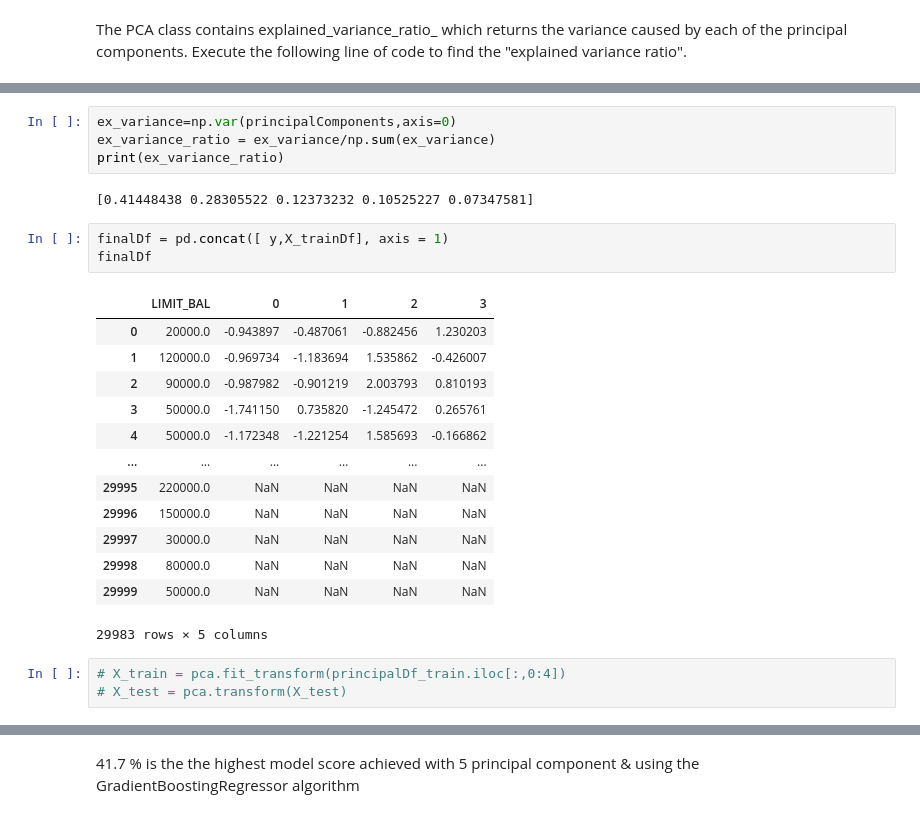
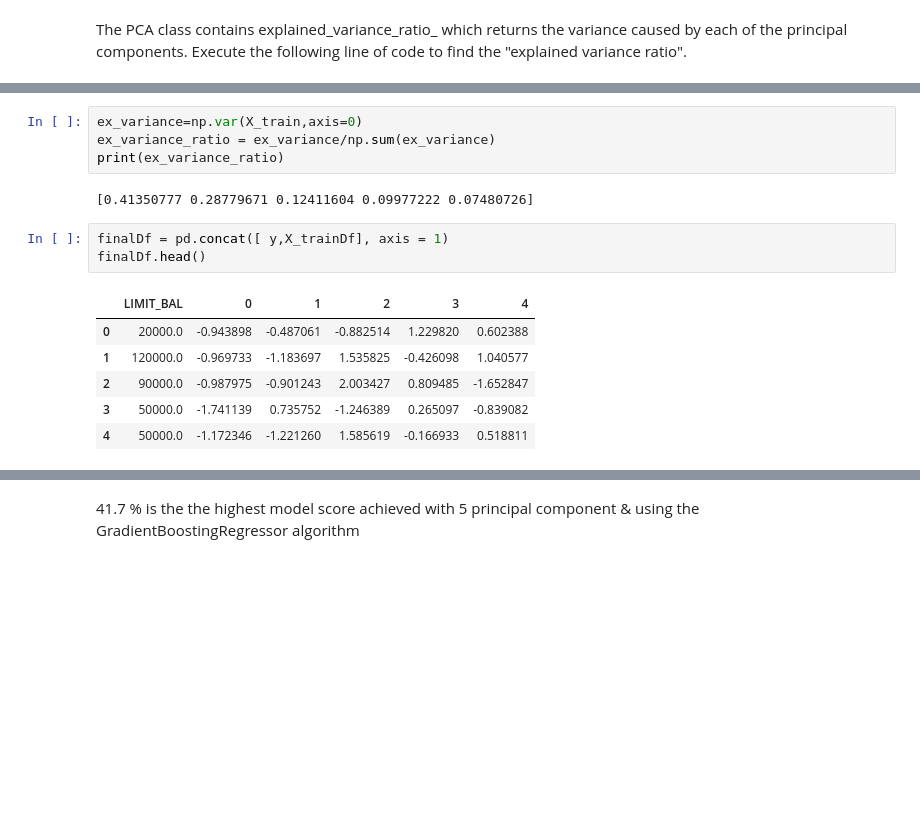
Before and after one commit to rayonsk/Credit-Limit-using-Data-Science, a Jupyter notebook: Credit_card_Regression Model.ipynb, the cells around one changed output, grey strips where cells are left out. Cells and saved outputs as stored; diff of their text form; blank space fills up the shorter version.

```diff
--- a/Credit_card_Regression Model.ipynb
+++ b/Credit_card_Regression Model.ipynb
@@ -677,26 +643,16 @@ array([0.26199424, 0.18234502, 0.07863862, 0.06321464])
 # %%
-ex_variance=np.var(principalComponents,axis=0)
+ex_variance=np.var(X_train,axis=0)
 ex_variance_ratio = ex_variance/np.sum(ex_variance)
 print(ex_variance_ratio)
 # %% [output]
-[0.41448438 0.28305522 0.12373232 0.10525227 0.07347581]
+[0.41350777 0.28779671 0.12411604 0.09977222 0.07480726]
 # %%
 finalDf = pd.concat([ y,X_trainDf], axis = 1)
-finalDf
+finalDf.head()
 # %% [output]
-|  | LIMIT_BAL | 0 | 1 | 2 | 3 |
-| 0 | 20000.0 | -0.943897 | -0.487061 | -0.882456 | 1.230203 |
-| 1 | 120000.0 | -0.969734 | -1.183694 | 1.535862 | -0.426007 |
-| 2 | 90000.0 | -0.987982 | -0.901219 | 2.003793 | 0.810193 |
-| 3 | 50000.0 | -1.741150 | 0.735820 | -1.245472 | 0.265761 |
-| 4 | 50000.0 | -1.172348 | -1.221254 | 1.585693 | -0.166862 |
-| ... | ... | ... | ... | ... | ... |
-| 29995 | 220000.0 | NaN | NaN | NaN | NaN |
-| 29996 | 150000.0 | NaN | NaN | NaN | NaN |
-| 29997 | 30000.0 | NaN | NaN | NaN | NaN |
-| 29998 | 80000.0 | NaN | NaN | NaN | NaN |
-| 29999 | 50000.0 | NaN | NaN | NaN | NaN |
+|  | LIMIT_BAL | 0 | 1 | 2 | 3 | 4 |
+| 0 | 20000.0 | -0.943898 | -0.487061 | -0.882514 | 1.229820 | 0.602388 |
+| 1 | 120000.0 | -0.969733 | -1.183697 | 1.535825 | -0.426098 | 1.040577 |
+| 2 | 90000.0 | -0.987975 | -0.901243 | 2.003427 | 0.809485 | -1.652847 |
+| 3 | 50000.0 | -1.741139 | 0.735752 | -1.246389 | 0.265097 | -0.839082 |
+| 4 | 50000.0 | -1.172346 | -1.221260 | 1.585619 | -0.166933 | 0.518811 |
-29983 rows × 5 columns
-# %%
-# X_train = pca.fit_transform(principalDf_train.iloc[:,0:4])
-# X_test = pca.transform(X_test)
```
Also changed, not shown: parts of 28 cells of this notebook, 1 other file.
